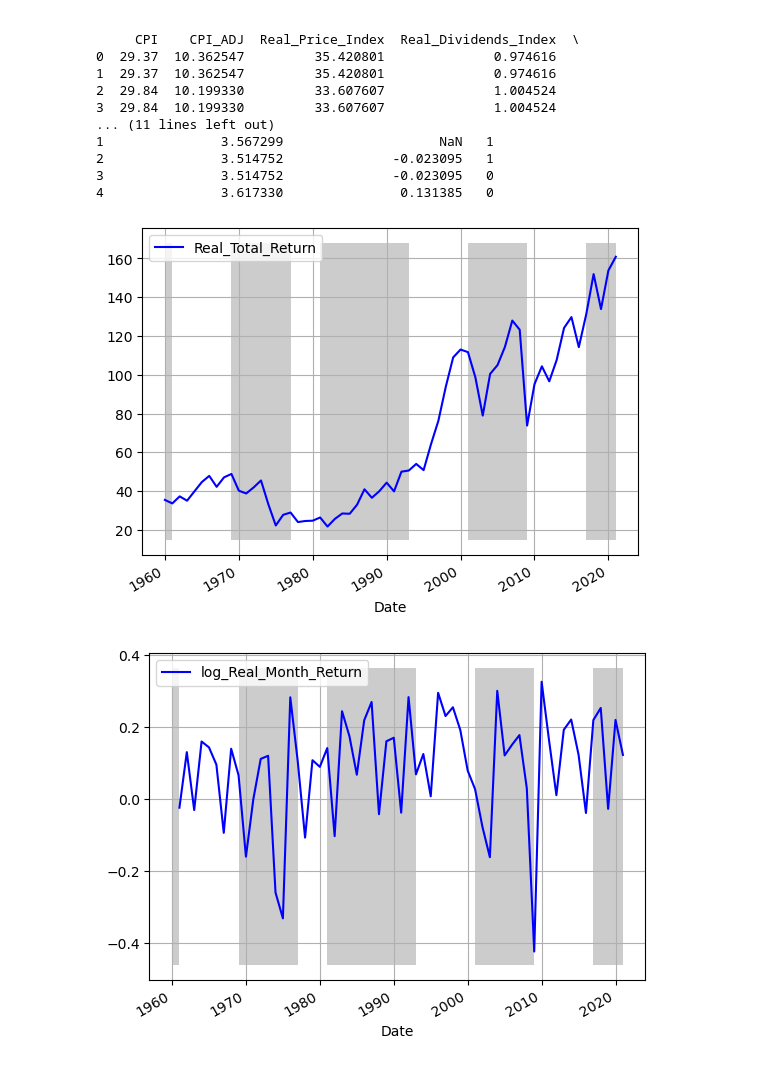
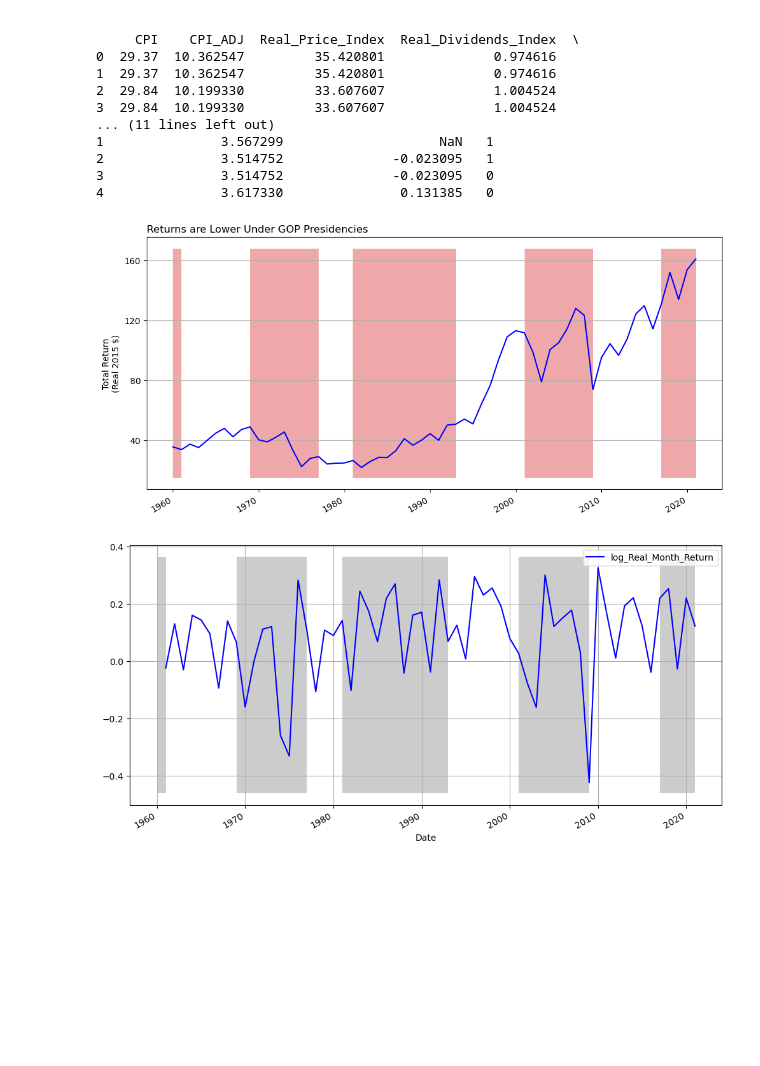
Before and after one commit to llorracc/as.180.369-2023-Fall, a Jupyter notebook: materials/code-demo/ZahnMVStockReturns.ipynb, the cells around one changed output. Drawn from its saved outputs; the diff is of its cells as text; code cells hidden in the pictures; blank space fills up the shorter version.

Commit message:
Enhanced Figure from Matts Presentation

```diff
--- a/materials/code-demo/ZahnMVStockReturns.ipynb
+++ b/materials/code-demo/ZahnMVStockReturns.ipynb
@@ -152,25 +171,39 @@ print(df.head(5))
 # %%
 # Plot real total returns. Shade GOP presidential terms
 # convenience function
 def plot_series(ax, df, index='Date', cols=['Real_Total_Return'], area='GOP'):
     # convert area variable to boolean
     df[area] = df[area].astype(int).astype(bool)
     # set up an index based on date
     df = df.set_index(keys=index, drop=False)
     # line plot
-    df.plot(ax=ax, x=index, y=cols, color='blue')
+    df.plot(ax=ax, x=index, y=cols, color='blue', legend = False)
     # extract limits
     y1, y2 = ax.get_ylim()
-    ax.fill_between(df[index].index, y1=y1, y2=y2, where=df[area], facecolor='grey', alpha=0.4)
+    ax.fill_between(
+        df[index].index,
+        y1=y1, y2=y2,
+        where=df['GOP'],
+        facecolor='tab:red',
+        alpha=0.4)
     return ax
 
 # set up figure, axis
-f, ax = plt.subplots()
+fig, ax = plt.subplots(figsize = (12,6))
 plot_series(ax, df)
-ax.grid(True)
+
+ax.set_title('Returns are Lower Under GOP Presidencies',loc='left')
+
+#ax.grid(True)
+ax.grid(axis='y')
+ax.set_xlabel('')
+ax.set_ylabel('Total Return\n(Real 2015 $)')
+
+ax.set_yticks([40,80,120,160])
+
 plt.show()
 # %% [output]
-[figure, old version]
+[figure, new version]
 # %%
 # Plot log total returns over time. Shade GOP presidential terms
 # convenience function
@@ -187,12 +220,12 @@ def plot_series(ax, df, index='Date', cols=['log_Real_Month_Return'], area='GOP'
     return ax
 
 # set up figure, axis
-f, ax = plt.subplots()
+f, ax = plt.subplots(figsize=(12,6))
 plot_series(ax, df)
 ax.grid(True)
 plt.show()
 # %% [output]
-[figure, old version]
+[figure, new version]
 # %%
 # Run OLS regression of Monthly earnings onto GOP president flag
 # Outcome real earnings next period. GOP president is pre-determined.
```
Also changed, not shown: parts of 3 cells of this notebook.
